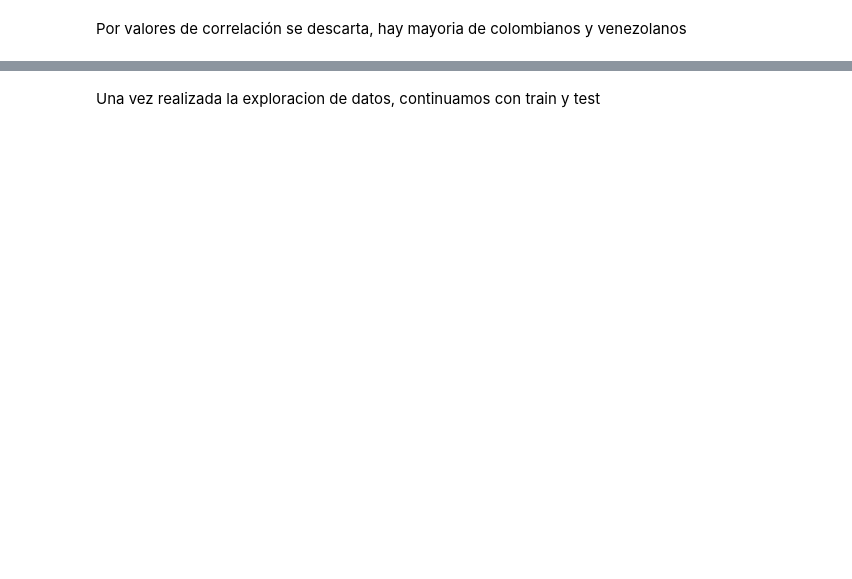
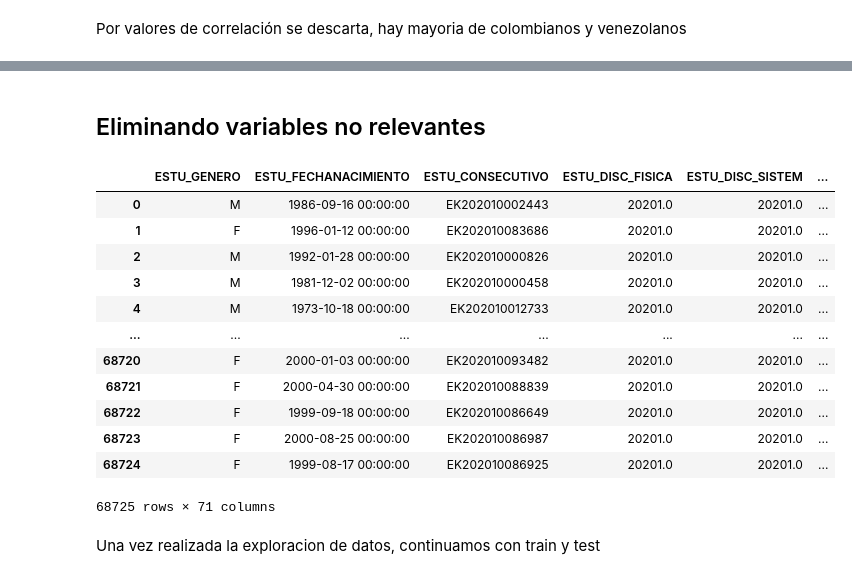
Before and after one commit to MiguelRiosT/Estadistica3_2023-2, a Jupyter notebook: Tarea2/Punto3Regresion.ipynb, the cells around one changed output, grey strips where cells are left out. Cells and saved outputs as stored; diff of their text form; code cells hidden in the pictures; blank space fills up the shorter version.

```diff
--- a/Tarea2/Punto3Regresion.ipynb
+++ b/Tarea2/Punto3Regresion.ipynb
@@ -255,0 +304,4 @@ Con respecto a ESTU_GENERO, podemos decir que es una variable importante para el
+# %%
+dummies_estado_civil = pd.get_dummies(df['ESTU_ESTADOCIVIL'],dummy_na=True,dtype=float)
+df = pd.concat([df, dummies_estado_civil], axis=1)
+print(dummies_estado_civil)
@@ -262,2 +391,27 @@ Lista de variables categoricas que no se consideraron relevantes para el modelo:
+# %% [markdown]
+## Eliminando variables no relevantes
+# %%
+#Para esta labor usaremos
+def eliminar_columnas(dataframe, columnas_a_eliminar):
+    return dataframe.drop(columnas_a_eliminar, axis=1)
+# %%
+eliminar_columnas(df, ['ESTU_TIPODOCUMENTO','ESTU_NACIONALIDAD','ESTU_PRIVADO_LIBERTAD','ESTU_ESTUDIANTE','PERIODO','ESTU_EXTERIOR','MOD_COMUNI_ESCRITA_PNAL','MOD_COMUNI_ESCRITA_PNBC',
+                      'PUNT_GLOBAL','MOD_COMPETEN_CIUDADA_PUNT','MOD_LECTURA_CRITICA_PUNT','MOD_RAZONA_CUANTITAT_PUNT','MOD_COMUNI_ESCRITA_DESEM','ESTU_CODDANE_COLE_TERMINO','ESTU_COD_RESIDE_MCPIO',
+                       'MOD_COMUNI_ESCRITA_PUNT','ESTU_INST_CODMUNICIPIO','INST_COD_INSTITUCION','ESTU_COD_RESIDE_DEPTO','ESTU_SNIES_PRGMACADEMICO','ESTU_COD_COLE_MCPIO_TERMINO','ESTU_COD_DEPTO_PRESENTACION',
+                       'ESTU_COD_MCPIO_PRESENTACION','ESTU_PRGM_CODMUNICIPIO','ESTU_PAIS_RESIDE'])
+# %% [output]
+|  | ESTU_GENERO | ESTU_FECHANACIMIENTO | ESTU_CONSECUTIVO | ESTU_DISC_FISICA | ESTU_DISC_SISTEM | ... |
+| 0 | M | 1986-09-16 00:00:00 | EK202010002443 | 20201.0 | 20201.0 | ... |
+| 1 | F | 1996-01-12 00:00:00 | EK202010083686 | 20201.0 | 20201.0 | ... |
+| 2 | M | 1992-01-28 00:00:00 | EK202010000826 | 20201.0 | 20201.0 | ... |
+| 3 | M | 1981-12-02 00:00:00 | EK202010000458 | 20201.0 | 20201.0 | ... |
+| 4 | M | 1973-10-18 00:00:00 | EK202010012733 | 20201.0 | 20201.0 | ... |
+| ... | ... | ... | ... | ... | ... | ... |
+| 68720 | F | 2000-01-03 00:00:00 | EK202010093482 | 20201.0 | 20201.0 | ... |
+| 68721 | F | 2000-04-30 00:00:00 | EK202010088839 | 20201.0 | 20201.0 | ... |
+| 68722 | F | 1999-09-18 00:00:00 | EK202010086649 | 20201.0 | 20201.0 | ... |
+| 68723 | F | 2000-08-25 00:00:00 | EK202010086987 | 20201.0 | 20201.0 | ... |
+| 68724 | F | 1999-08-17 00:00:00 | EK202010086925 | 20201.0 | 20201.0 | ... |
+68725 rows × 71 columns
 # %% [markdown]
 Una vez realizada la exploracion de datos, continuamos con train y test
```
Also changed, not shown: parts of 18 cells of this notebook, 1 other file.
